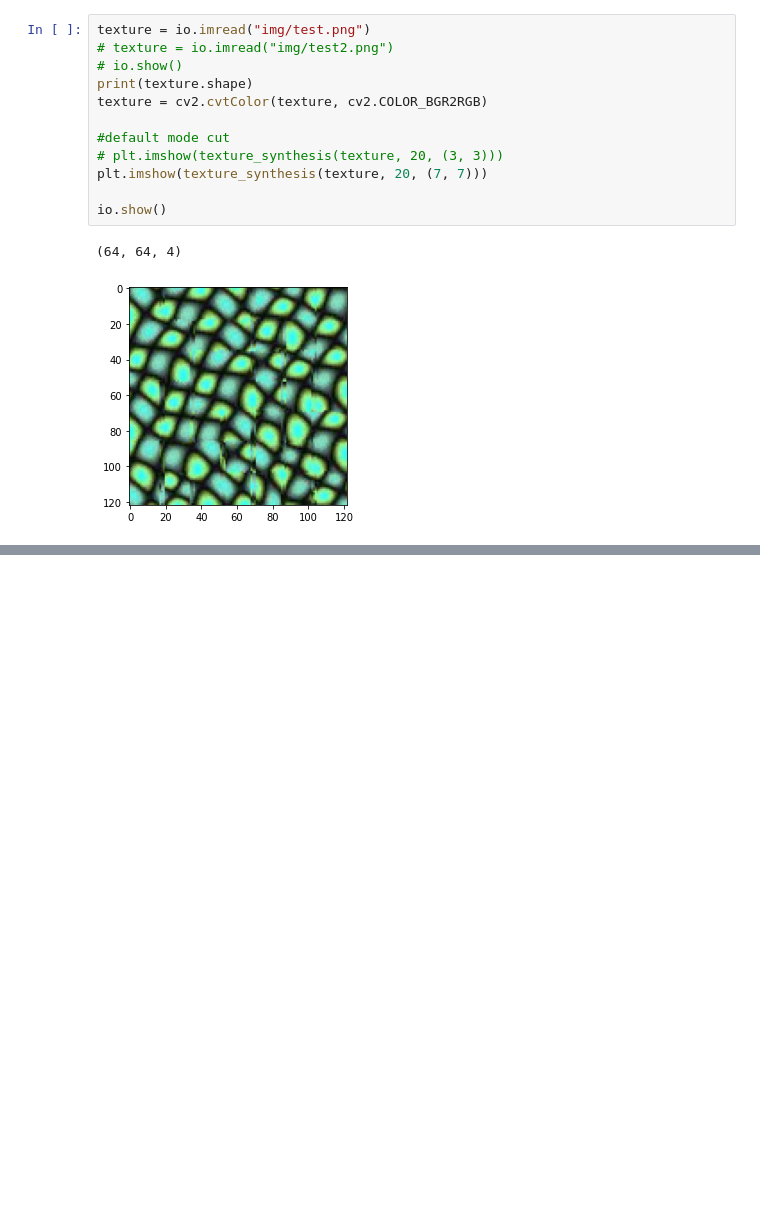
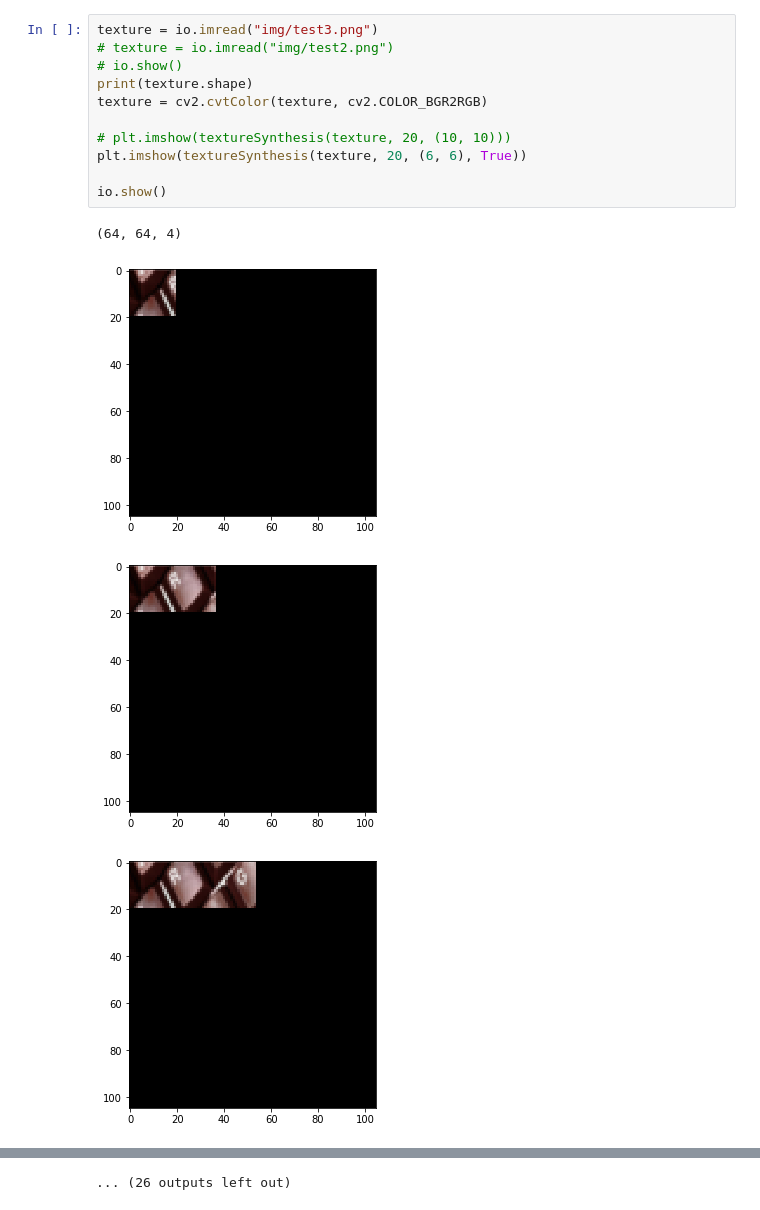
Before and after one commit to sofiap14/graph-cut, a Jupyter notebook: texturesynthesis.ipynb, the cells around one changed output, grey strips where cells are left out. Cells and saved outputs as stored; diff of their text form; blank space fills up the shorter version.

```diff
--- a/texturesynthesis.ipynb
+++ b/texturesynthesis.ipynb
@@ -320,16 +235,17 @@ def minimum_graph_cut(overlappedgraph):
     return vii
 # %%
-texture = io.imread("img/test.png")
+texture = io.imread("img/test3.png")
 # texture = io.imread("img/test2.png")
 # io.show()
 print(texture.shape)
 texture = cv2.cvtColor(texture, cv2.COLOR_BGR2RGB)
 
-#default mode cut
-# plt.imshow(texture_synthesis(texture, 20, (3, 3)))
-plt.imshow(texture_synthesis(texture, 20, (7, 7)))
+# plt.imshow(textureSynthesis(texture, 20, (10, 10)))
+plt.imshow(textureSynthesis(texture, 20, (6, 6), True))
 
 io.show()
 # %% [output]
 (64, 64, 4)
-[figure, old version]
+[figure, new version]
+[figure, added]
+[figure, added]
@@ -336 +260,2 @@ io.show()
+... (26 outputs left out)
 # %%
```
Also changed, not shown: parts of 11 cells of this notebook, 1 other file.
